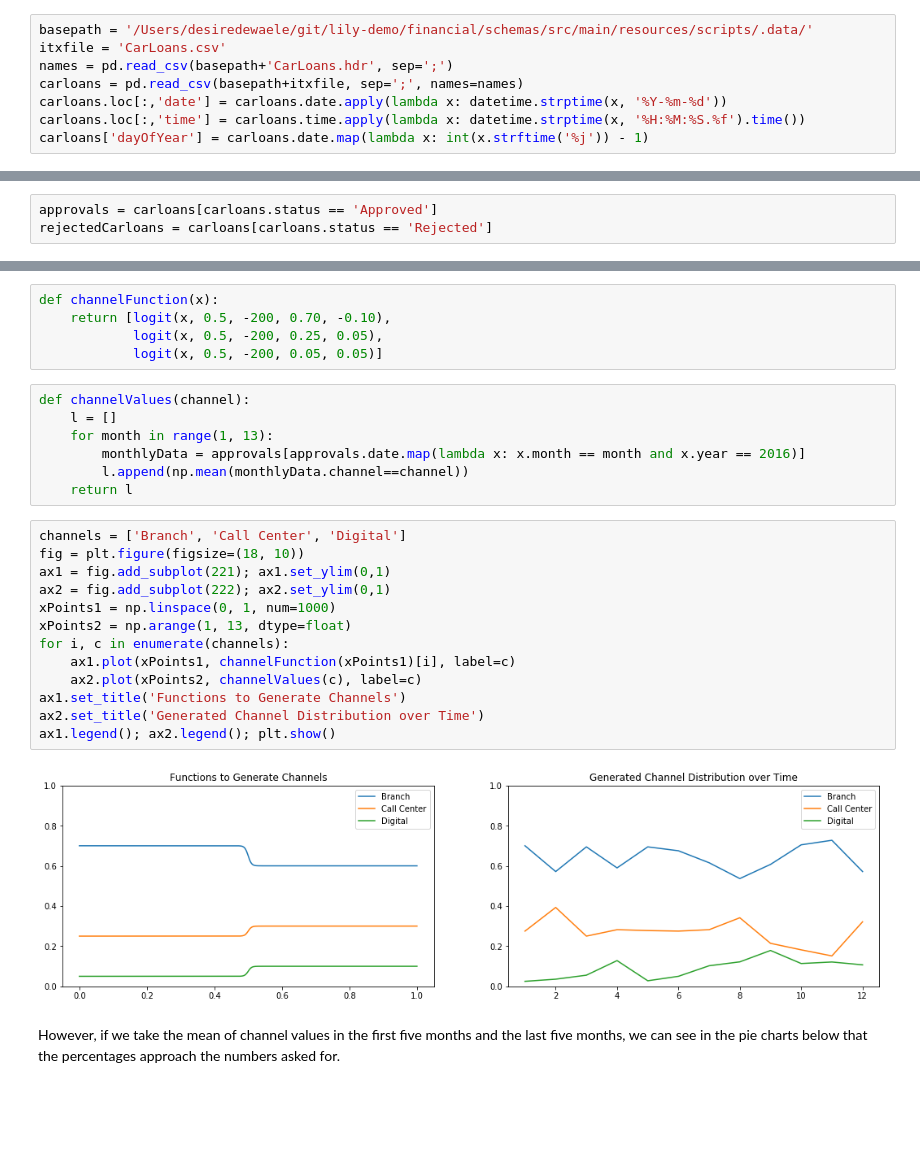
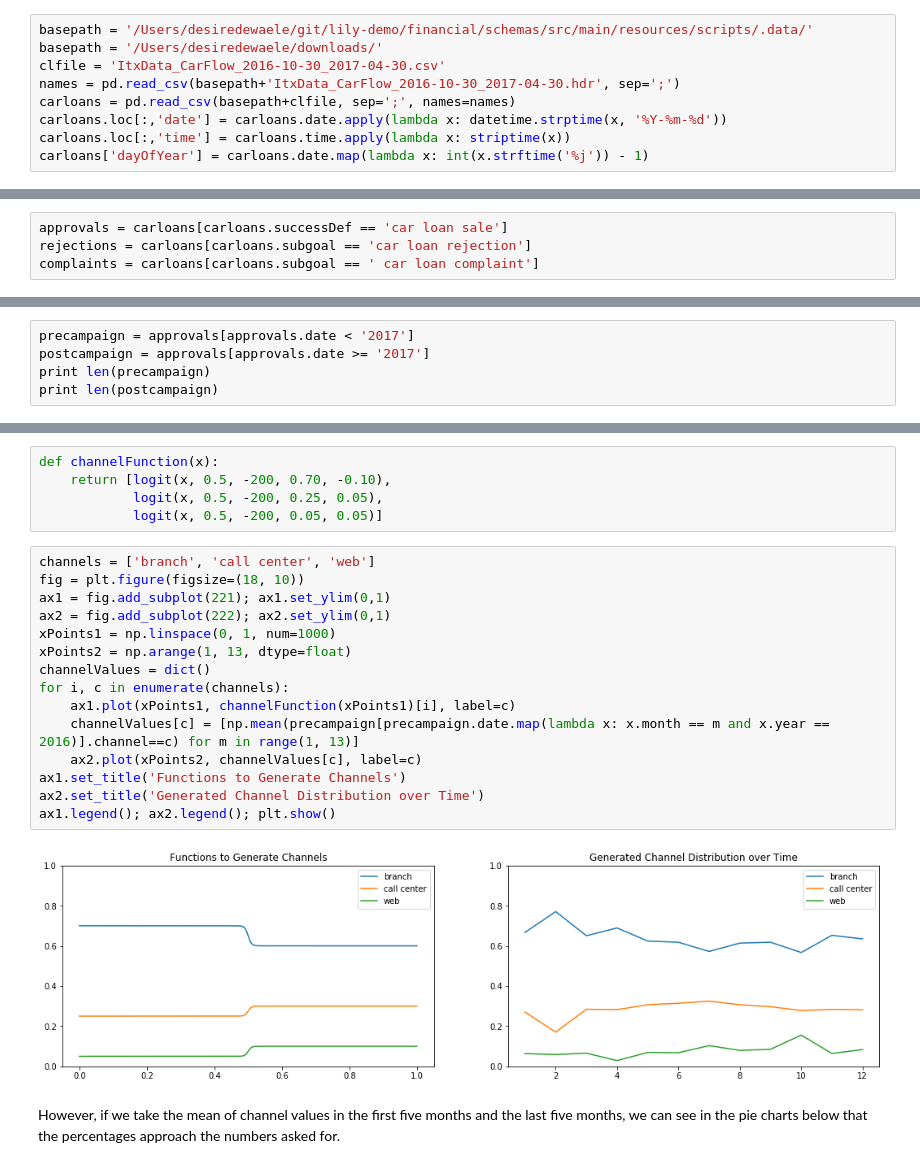
Before and after one commit to dezwier/notebooks, a Jupyter notebook: Portfolio/Data Generation.ipynb, the cells around one changed output, grey strips where cells are left out. Drawn from its saved outputs; the diff is of its cells as text; blank space fills up the shorter version.

```diff
--- a/Portfolio/Data Generation.ipynb
+++ b/Portfolio/Data Generation.ipynb
@@ -381,8 +333,9 @@ Below, some of the interactions (approved car loans) are shown for illustration.
 # %%
 basepath = '/Users/desiredewaele/git/lily-demo/financial/schemas/src/main/resources/scripts/.data/'
-itxfile = 'CarLoans.csv'
-names = pd.read_csv(basepath+'CarLoans.hdr', sep=';')
-carloans = pd.read_csv(basepath+itxfile, sep=';', names=names)
+basepath = '/Users/desiredewaele/downloads/'
+clfile = 'ItxData_CarFlow_2016-10-30_2017-04-30.csv'
+names = pd.read_csv(basepath+'ItxData_CarFlow_2016-10-30_2017-04-30.hdr', sep=';')
+carloans = pd.read_csv(basepath+clfile, sep=';', names=names)
 carloans.loc[:,'date'] = carloans.date.apply(lambda x: datetime.strptime(x, '%Y-%m-%d'))
-carloans.loc[:,'time'] = carloans.time.apply(lambda x: datetime.strptime(x, '%H:%M:%S.%f').time())
+carloans.loc[:,'time'] = carloans.time.apply(lambda x: striptime(x))
 carloans['dayOfYear'] = carloans.date.map(lambda x: int(x.strftime('%j')) - 1)
@@ -388,0 +353,4 @@ carloans['dayOfYear'] = carloans.date.map(lambda x: int(x.strftime('%j')) - 1)
+# %%
+approvals = carloans[carloans.successDef == 'car loan sale']
+rejections = carloans[carloans.subgoal == 'car loan rejection']
+complaints = carloans[carloans.subgoal == ' car loan complaint']
@@ -418,3 +374,0 @@ carloans.head(10)
-# %%
-approvals = carloans[carloans.status == 'Approved']
-rejectedCarloans = carloans[carloans.status == 'Rejected']
@@ -463,0 +375,5 @@ print timedelta(hours = generateDistribution(timestamp) * 24)
+# %%
+precampaign = approvals[approvals.date < '2017']
+postcampaign = approvals[approvals.date >= '2017']
+print len(precampaign)
+print len(postcampaign)
@@ -468,28 +387,23 @@ def channelFunction(x):
     return [logit(x, 0.5, -200, 0.70, -0.10),
             logit(x, 0.5, -200, 0.25, 0.05),
             logit(x, 0.5, -200, 0.05, 0.05)]
-# %%
-def channelValues(channel):
-    l = []
-    for month in range(1, 13):
-        monthlyData = approvals[approvals.date.map(lambda x: x.month == month and x.year == 2016)]
-        l.append(np.mean(monthlyData.channel==channel))
-    return l
 # %%
-channels = ['Branch', 'Call Center', 'Digital']
+channels = ['branch', 'call center', 'web']
 fig = plt.figure(figsize=(18, 10))
 ax1 = fig.add_subplot(221); ax1.set_ylim(0,1)
 ax2 = fig.add_subplot(222); ax2.set_ylim(0,1)
 xPoints1 = np.linspace(0, 1, num=1000)
 xPoints2 = np.arange(1, 13, dtype=float)
+channelValues = dict()
 for i, c in enumerate(channels):
     ax1.plot(xPoints1, channelFunction(xPoints1)[i], label=c)
-    ax2.plot(xPoints2, channelValues(c), label=c)
+    channelValues[c] = [np.mean(precampaign[precampaign.date.map(lambda x: x.month == m and x.year == 2016)].channel==c) for m in range(1, 13)]
+    ax2.plot(xPoints2, channelValues[c], label=c)
 ax1.set_title('Functions to Generate Channels')
 ax2.set_title('Generated Channel Distribution over Time')
 ax1.legend(); ax2.legend(); plt.show()
 # %% [output]
-[figure, old version]
+[figure, new version]
 # %% [markdown]
 However, if we take the mean of channel values in the first five months and the last five months, we can see in the pie charts below that the percentages approach the numbers asked for.
 # %%
```
Also changed, not shown: parts of 128 cells of this notebook, 11 other files.
